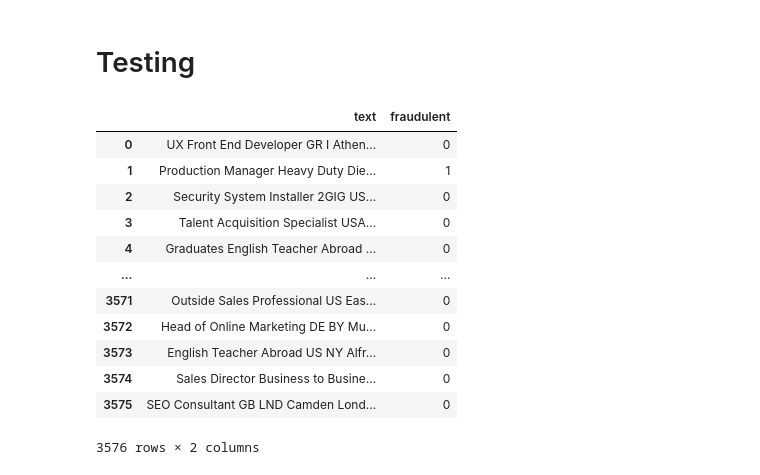
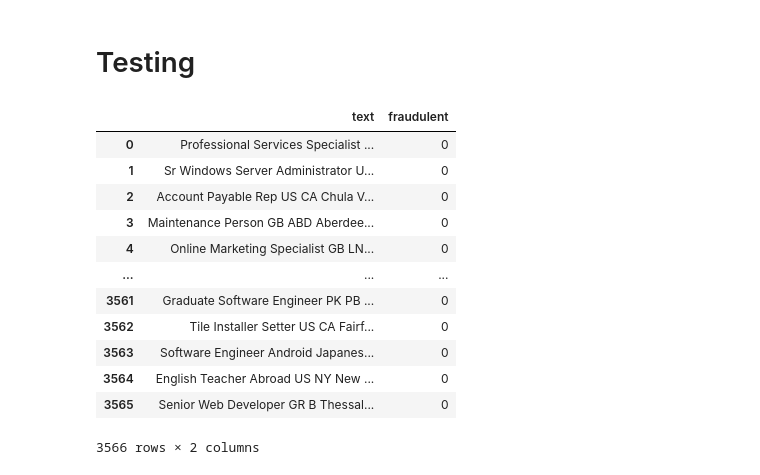
Before and after one commit to BillGuess/Fake-JD-Detector, a Jupyter notebook: model_training_testing.ipynb, the cells around one changed output. Cells and saved outputs as stored; diff of their text form; code cells hidden in the pictures.

```diff
--- a/model_training_testing.ipynb
+++ b/model_training_testing.ipynb
@@ -243,22 +273,22 @@ model.save_pretrained("fine_tuned_model")
 # %% [markdown]
 # Testing
 # %%
-test_df = pd.read_csv("splitted_text_data/test.csv")
+test_df = pd.read_csv("/content/drive/MyDrive/Fake-JD-Detector/splitted_text_data/verify.csv")
 test_df
 # %% [output]
 |  | text | fraudulent |
-| 0 | UX Front End Developer GR I Athen... | 0 |
-| 1 | Production Manager Heavy Duty Die... | 1 |
-| 2 | Security System Installer 2GIG US... | 0 |
-| 3 | Talent Acquisition Specialist USA... | 0 |
-| 4 | Graduates English Teacher Abroad ... | 0 |
+| 0 | Professional Services Specialist ... | 0 |
+| 1 | Sr Windows Server Administrator U... | 0 |
+| 2 | Account Payable Rep US CA Chula V... | 0 |
+| 3 | Maintenance Person GB ABD Aberdee... | 0 |
+| 4 | Online Marketing Specialist GB LN... | 0 |
 | ... | ... | ... |
-| 3571 | Outside Sales Professional US Eas... | 0 |
-| 3572 | Head of Online Marketing DE BY Mu... | 0 |
-| 3573 | English Teacher Abroad US NY Alfr... | 0 |
-| 3574 | Sales Director Business to Busine... | 0 |
-| 3575 | SEO Consultant GB LND Camden Lond... | 0 |
+| 3561 | Graduate Software Engineer PK PB ... | 0 |
+| 3562 | Tile Installer Setter US CA Fairf... | 0 |
+| 3563 | Software Engineer Android Japanes... | 0 |
+| 3564 | English Teacher Abroad US NY New ... | 0 |
+| 3565 | Senior Web Developer GR B Thessal... | 0 |
-3576 rows × 2 columns
+3566 rows × 2 columns
 # %%
 # Testing
 test_dataset = JobPostingDataset("train", data=test_df, label_column=TARGET_COLUMN, tokenizer=tokenizer)
```
Also changed, not shown: parts of 8 cells of this notebook.
